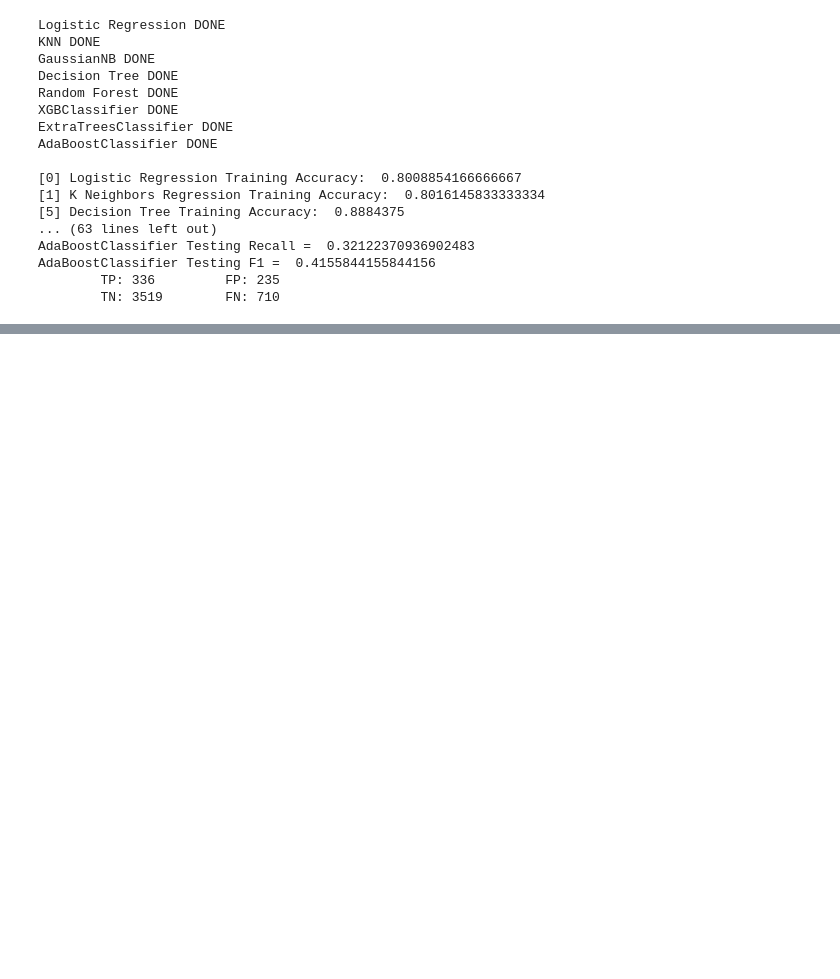
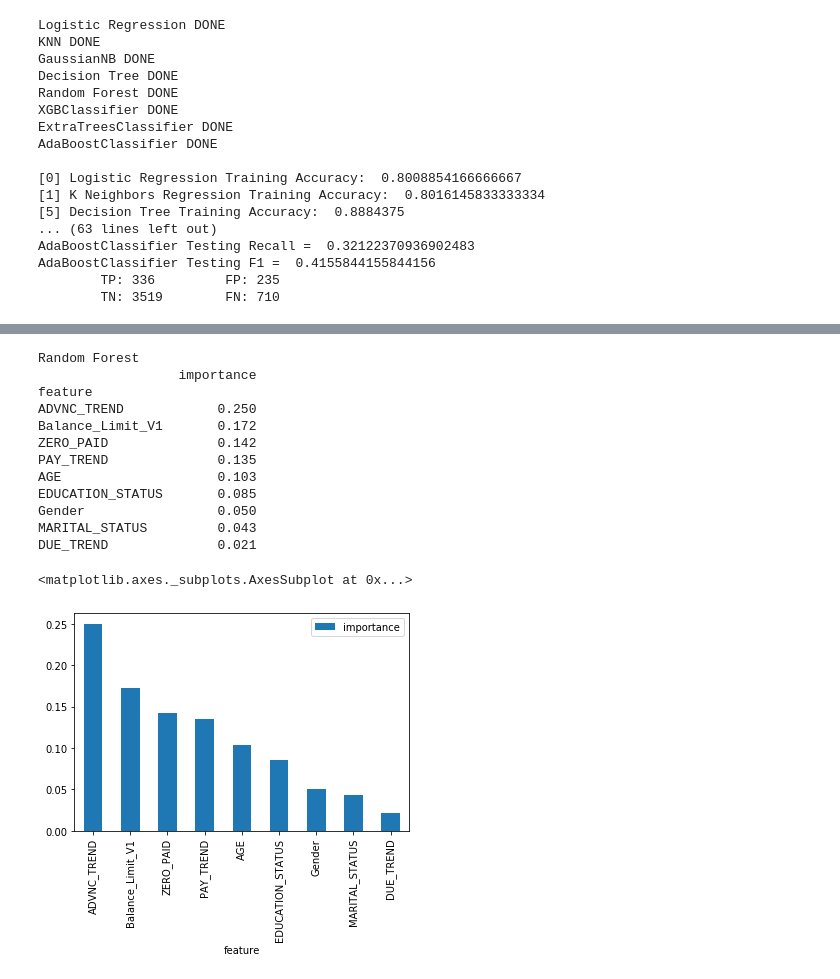
Before and after one commit to hiruna72/ds1018, a Jupyter notebook: process.py.ipynb, the cells around one changed output, grey strips where cells are left out. Saved outputs shown, nothing was run; the diff lists cells and outputs as text; code cells hidden in the pictures; blank space fills up the shorter version.

```diff
--- a/process.py.ipynb
+++ b/process.py.ipynb
@@ -552,0 +579,24 @@ AdaBoostClassifier Testing F1 =  0.4155844155844156
+# %%
+print("Random Forest")
+i=3
+forest=model[i]
+importances =pd.DataFrame({"feature":p,"importance":np.round(forest.feature_importances_,3)})
+importances = importances.sort_values("importance",ascending=False).set_index("feature")
+
+print(importances)
+importances.plot.bar()
+# %% [output]
+Random Forest
+                  importance
+feature
+ADVNC_TREND            0.250
+Balance_Limit_V1       0.172
+ZERO_PAID              0.142
+PAY_TREND              0.135
+AGE                    0.103
+EDUCATION_STATUS       0.085
+Gender                 0.050
+MARITAL_STATUS         0.043
+DUE_TREND              0.021
+<matplotlib.axes._subplots.AxesSubplot at 0x...>
+[figure, added]
```
Also changed, not shown: parts of 6 cells of this notebook.
